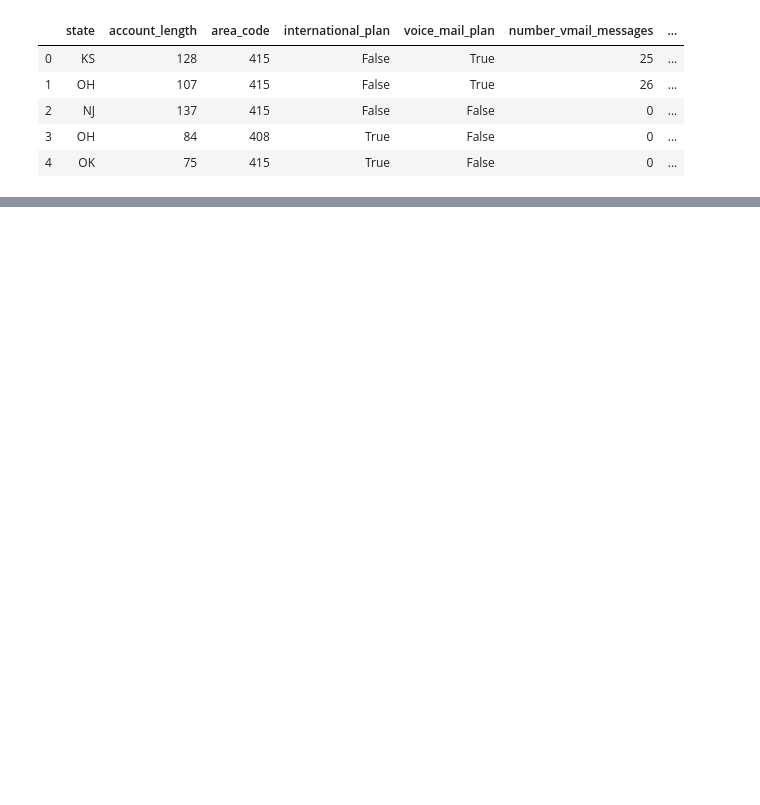
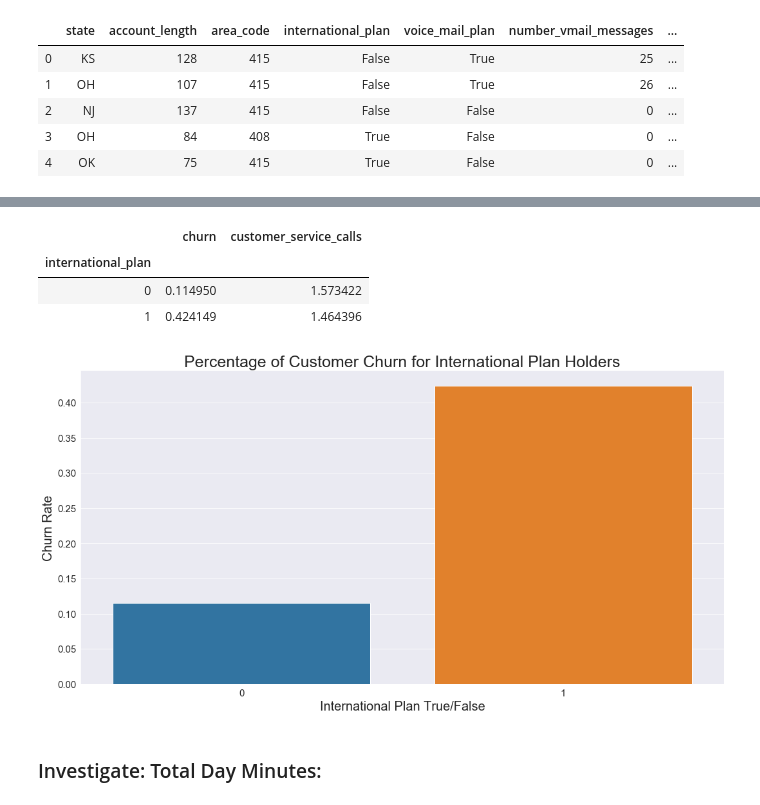
Before and after one commit to chum46/customer_churn_prediction, a Jupyter notebook: notebooks/exploratory/lmc_exploratory_nb/03_eda_lc.ipynb, the cells around one changed output, grey strips where cells are left out. Drawn from its saved outputs; the diff is of its cells as text; code cells hidden in the pictures; blank space fills up the shorter version.

```diff
--- a/notebooks/exploratory/lmc_exploratory_nb/03_eda_lc.ipynb
+++ b/notebooks/exploratory/lmc_exploratory_nb/03_eda_lc.ipynb
@@ -71,0 +259,20 @@ So we can see
+# %%
+int_plan_churn = df.groupby(['international_plan'])['churn', 'customer_service_calls'].mean()
+int_plan_churn
+# %% [output]
+|  | churn | customer_service_calls |
+| international_plan |  |  |
+| 0 | 0.114950 | 1.573422 |
+| 1 | 0.424149 | 1.464396 |
+# %%
+fig, ax = plt.subplots(figsize=(15,8))
+sns.barplot(x = [0, 1], y = 'churn', data = int_plan_churn, ax = ax)
+plt.title('Percentage of Customer Churn for International Plan Holders', fontsize = 25)
+ax.tick_params(axis = 'both', labelsize = 15)
+plt.xlabel('International Plan True/False', fontsize = 20)
+plt.ylabel('Churn Rate', fontsize = 20)
+plt.tight_layout()
+# %% [output]
+[figure, added]
+# %% [markdown]
+### Investigate:  Total Day Minutes:
```
Also changed, not shown: parts of 44 cells of this notebook.
